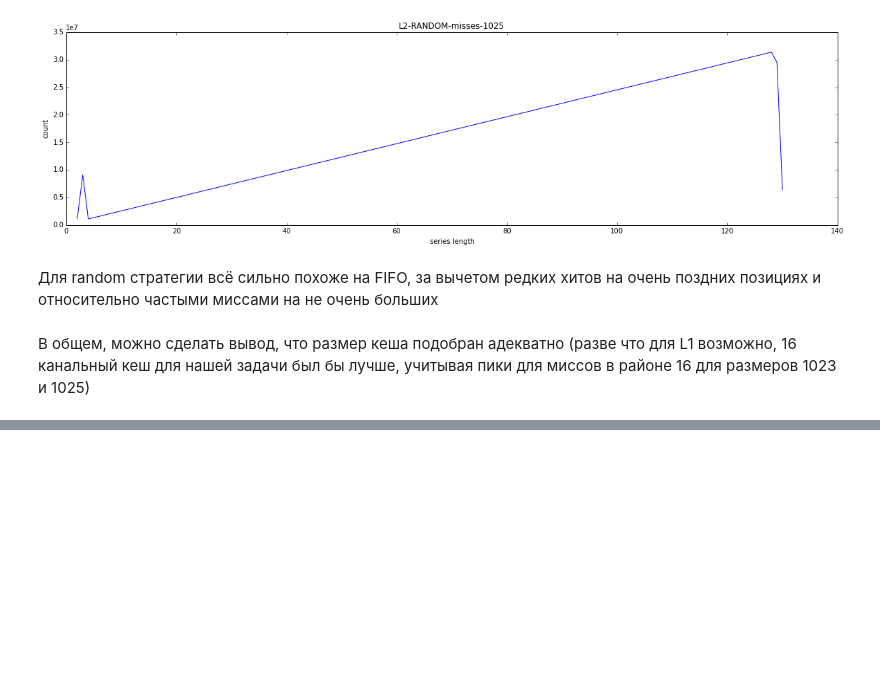
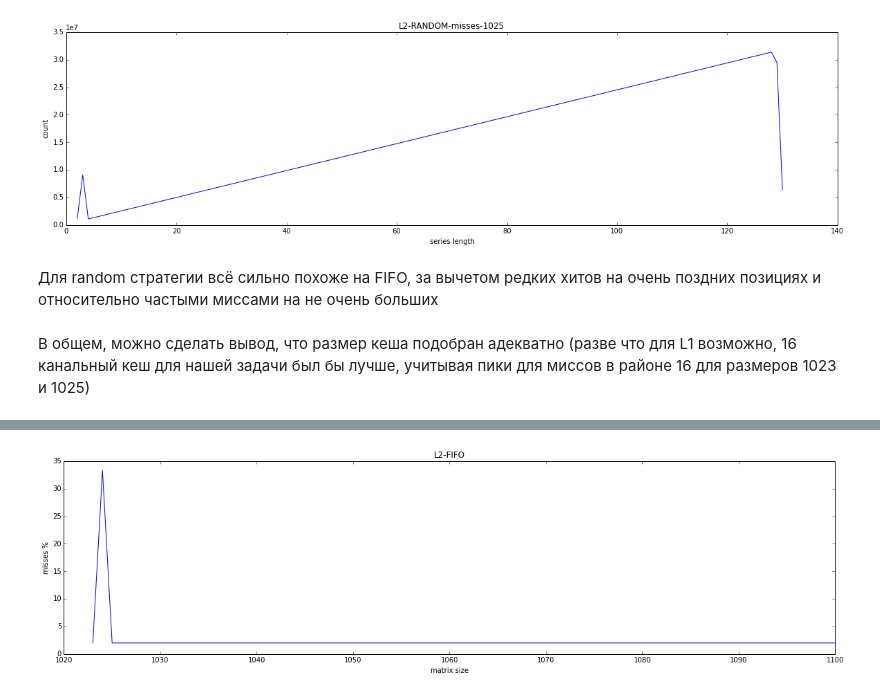
Before and after one commit to sajeruk/Mag.Par.Ex3, a Jupyter notebook: Ex3.ipynb, the cells around one changed output, grey strips where cells are left out. Drawn from its saved outputs; the diff is of its cells as text; code cells hidden in the pictures; blank space fills up the shorter version.

```diff
--- a/Ex3.ipynb
+++ b/Ex3.ipynb
@@ -245,0 +286,4 @@ plotAllSeries(rand_res[0], ['hits', 'misses'])
+# %%
+plot_valgrind('L2-FIFO', vd['l2'])
+# %% [output]
+[figure, added]
```
Also changed, not shown: parts of 7 cells of this notebook.
